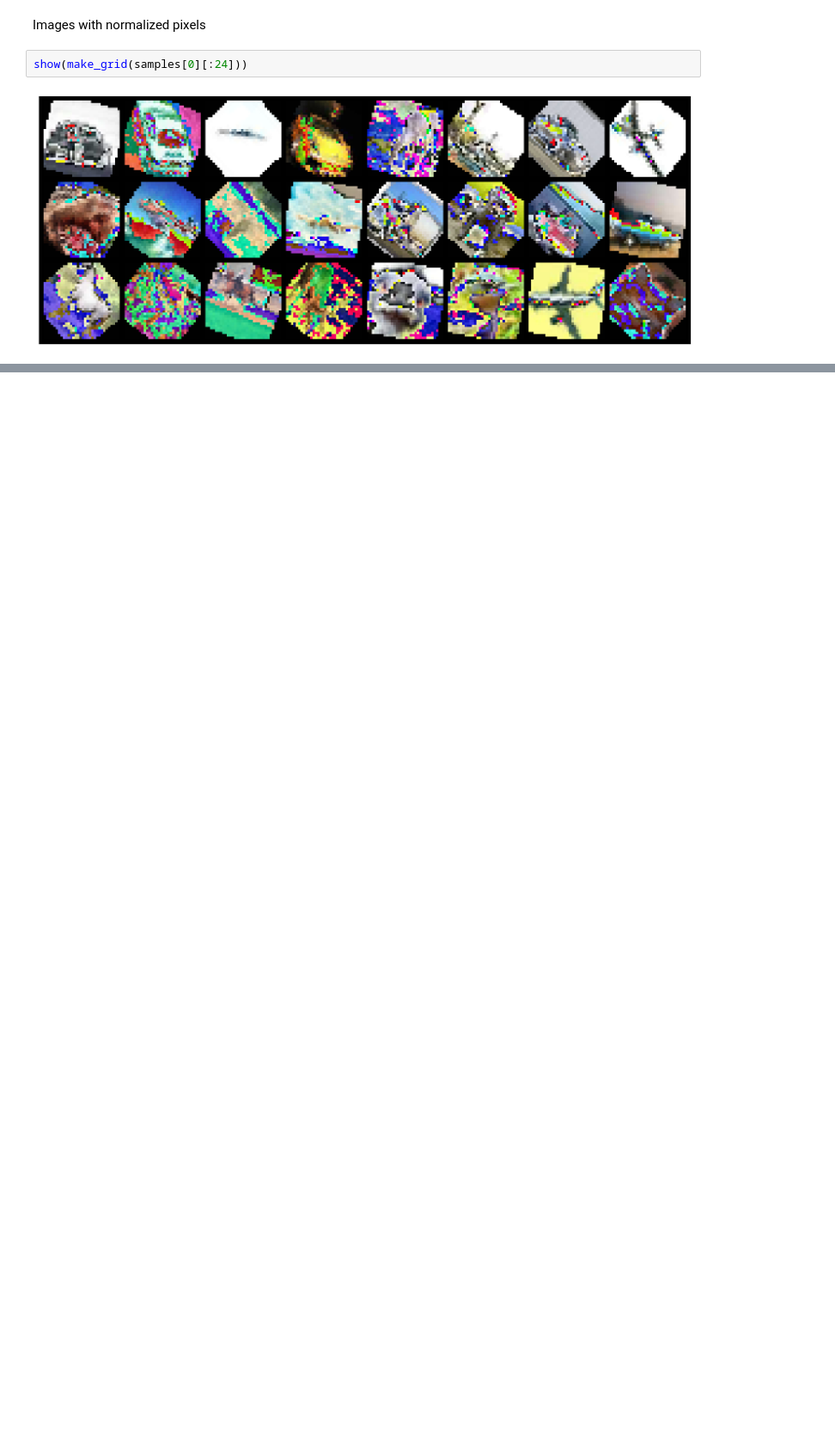
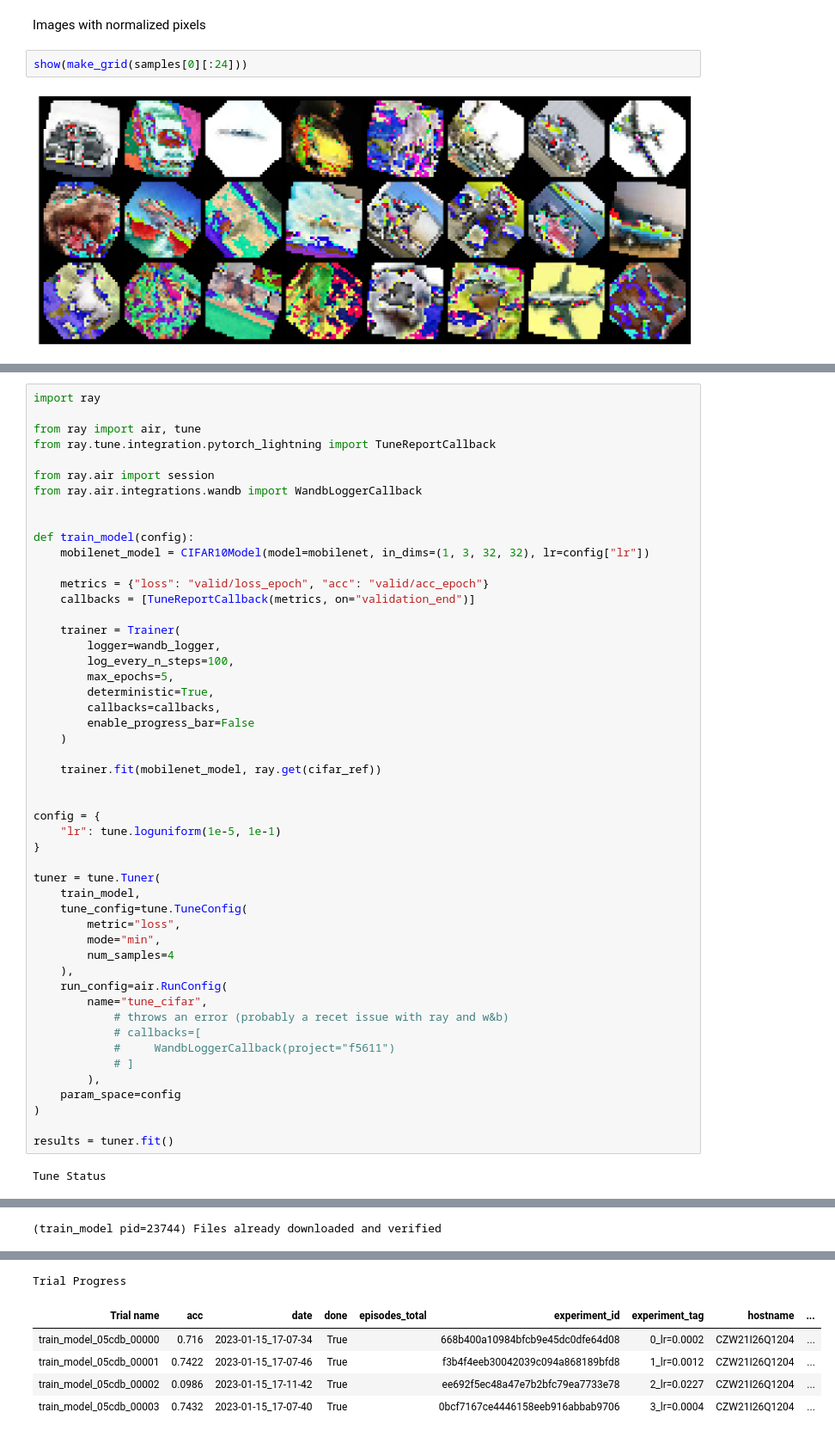
Before and after one commit to petrKantek/intro-to-ml-project, a Jupyter notebook: notebooks/mobilenet_model.ipynb, the cells around one changed output, grey strips where cells are left out. Shown: that part at 86% size. Saved outputs shown, nothing was run; the diff lists cells and outputs as text; blank space fills up the shorter version.

```diff
--- a/notebooks/mobilenet_model.ipynb
+++ b/notebooks/mobilenet_model.ipynb
@@ -106,0 +130,52 @@ show(make_grid(samples[0][:24]))
+# %%
+import ray
+
+from ray import air, tune
+from ray.tune.integration.pytorch_lightning import TuneReportCallback
+
+from ray.air import session
+from ray.air.integrations.wandb import WandbLoggerCallback
+
+
+def train_model(config):
+    mobilenet_model = CIFAR10Model(model=mobilenet, in_dims=(1, 3, 32, 32), lr=config["lr"])
+
+    metrics = {"loss": "valid/loss_epoch", "acc": "valid/acc_epoch"}
+    callbacks = [TuneReportCallback(metrics, on="validation_end")]
+
+    trainer = Trainer(
+        logger=wandb_logger,
+        log_every_n_steps=100,
+        max_epochs=5,
+        deterministic=True,
+        callbacks=callbacks,
+        enable_progress_bar=False
+    )
+
+    trainer.fit(mobilenet_model, ray.get(cifar_ref))
+
+
+config = {
+    "lr": tune.loguniform(1e-5, 1e-1)
+}
+
+tuner = tune.Tuner(
+    train_model,
+    tune_config=tune.TuneConfig(
+        metric="loss",
+        mode="min",
+        num_samples=4
+    ),
+    run_config=air.RunConfig(
+        name="tune_cifar",
+            # throws an error (probably a recet issue with ray and w&b)
+            # callbacks=[
+            #     WandbLoggerCallback(project="f5611")
+            # ]
+        ),
+    param_space=config
+)
+
+results = tuner.fit()
+# %% [output]
+Tune Status
@@ -106,0 +230 @@ show(make_grid(samples[0][:24]))
+(train_model pid=23744) Files already downloaded and verified
@@ -106,0 +248,6 @@ show(make_grid(samples[0][:24]))
+Trial Progress
+| Trial name | acc | date | done | episodes_total | experiment_id | experiment_tag | hostname | ... |
+| train_model_05cdb_00000 | 0.716 | 2023-01-15_17-07-34 | True |  | 668b400a10984bfcb9e45dc0dfe64d08 | 0_lr=0.0002 | CZW21I26Q1204 | ... |
+| train_model_05cdb_00001 | 0.7422 | 2023-01-15_17-07-46 | True |  | f3b4f4eeb30042039c094a868189bfd8 | 1_lr=0.0012 | CZW21I26Q1204 | ... |
+| train_model_05cdb_00002 | 0.0986 | 2023-01-15_17-11-42 | True |  | ee692f5ec48a47e7b2bfc79ea7733e78 | 2_lr=0.0227 | CZW21I26Q1204 | ... |
+| train_model_05cdb_00003 | 0.7432 | 2023-01-15_17-07-40 | True |  | 0bcf7167ce4446158eeb916abbab9706 | 3_lr=0.0004 | CZW21I26Q1204 | ... |
```
Also changed, not shown: parts of 16 cells of this notebook, 1 other file.
